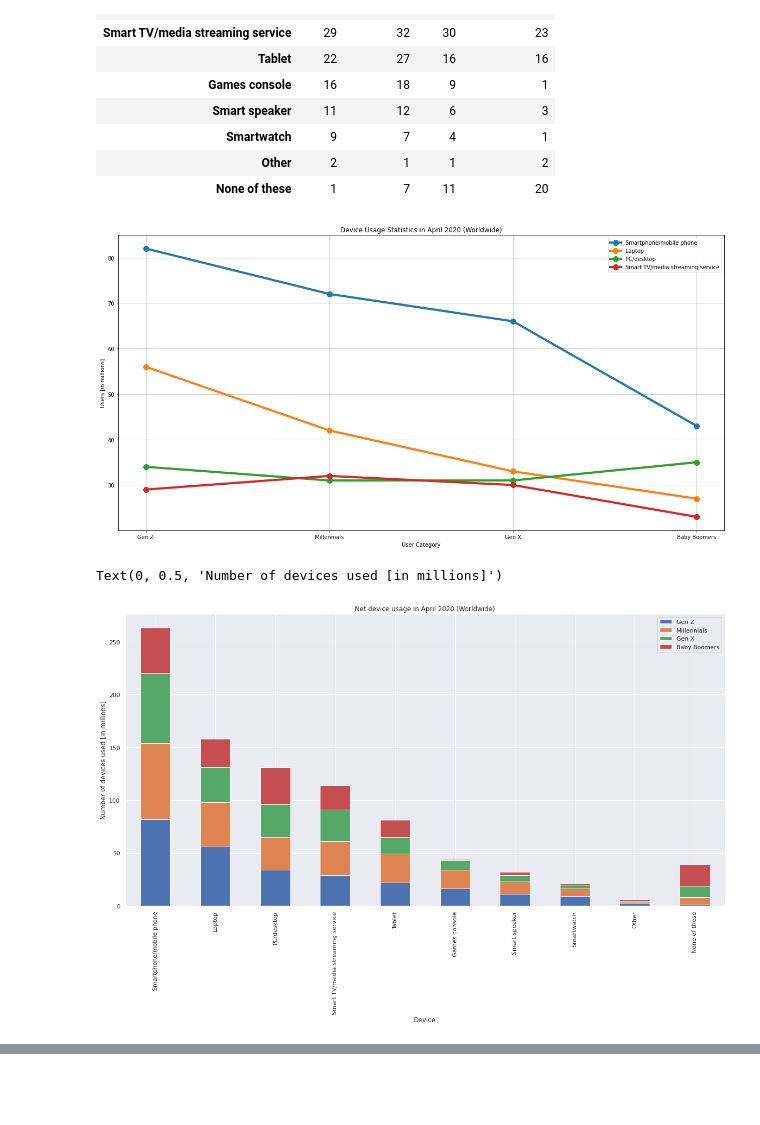
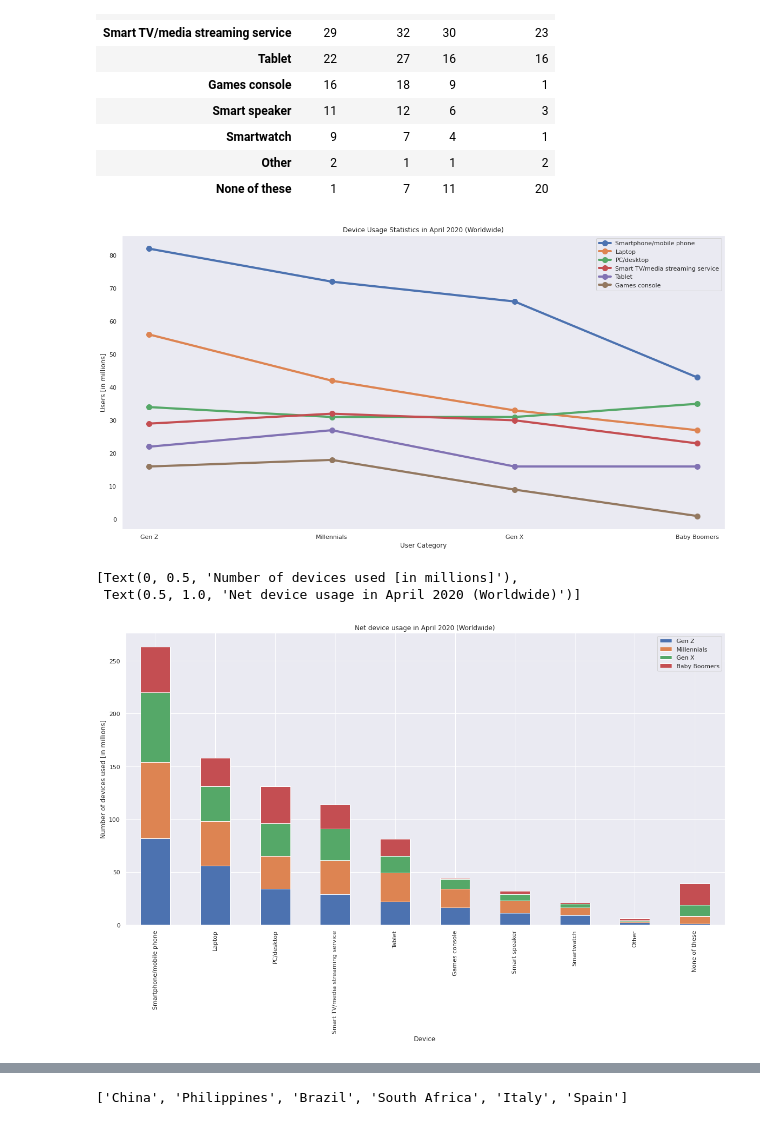
Before and after one commit to newb-dev-1008/CoVID_Entertainment_Impact, a Jupyter notebook: Entertainment_during_CoVID_19.ipynb, the cells around one changed output, grey strips where cells are left out. Saved outputs shown, nothing was run; the diff lists cells and outputs as text; code cells hidden in the pictures; blank space fills up the shorter version.

```diff
--- a/Entertainment_during_CoVID_19.ipynb
+++ b/Entertainment_during_CoVID_19.ipynb
@@ -451,26 +451,27 @@ device_usage
 | Other | 2 | 1 | 1 | 2 |
 | None of these | 1 | 7 | 11 | 20 |
 # %%
+import matplotlib.pyplot as plt
+
 plt.figure(figsize=[20,10])
-for i in device_usage.index[:4]:
+for i in device_usage.index[:6]:
   plt.plot(device_usage.columns, device_usage.loc[i, :], label = i, linewidth = 4, marker = 'o', markersize = 10)
 plt.title('Device Usage Statistics in April 2020 (Worldwide)')
 plt.ylabel('Users [in millions]')
 plt.xlabel('User Category')
 plt.legend()
+
 plt.grid()
 # %% [output]
-[figure, old version]
+[figure, new version]
 # %%
 # Net device usage per category
 
 sns.set()
-device_usage.plot(kind = 'bar', stacked = True, figsize = [20,10])
-
-plt.title('Net device usage in April 2020 (Worldwide)')
-plt.ylabel('Number of devices used [in millions]')
+device_usage.plot(kind = 'bar', stacked = True, figsize = [20,10]).set(title = 'Net device usage in April 2020 (Worldwide)', ylabel = 'Number of devices used [in millions]')
 # %% [output]
-Text(0, 0.5, 'Number of devices used [in millions]')
+[Text(0, 0.5, 'Number of devices used [in millions]'),
+ Text(0.5, 1.0, 'Net device usage in April 2020 (Worldwide)')]
 [figure]
 # %%
 # Device usage per country (device_usage_per_country)
@@ -504,3 +505,23 @@ dev_usage_country
 | Smart speaker | 5 | 4 | 3 | 4 | 13 | 8 | 7 | 3 | 5 | ... |
 | None of these | 2 | 2 | 21 | 34 | 1 | 22 | 26 | 11 | 26 | ... |
 | Smartwatch | 4 | 4 | 1 | 3 | 8 | 4 | 3 | 7 | 4 | ... |
+# %%
+def highest_usage_countries(df):
+  usage = {}
+  largest = 0
+
+  for i in df.columns:
+    usage[i] = df.loc[:,i].sum()
+
+  count = 0
+  max_countries = []
+  while (count != 6):
+    max_country = max(usage, key = usage.get)
+    del usage[max_country]
+    max_countries.append(max_country)
+    count += 1
+
+  return max_countries
+print(highest_usage_countries(dev_usage_country))
+# %% [output]
+['China', 'Philippines', 'Brazil', 'South Africa', 'Italy', 'Spain']
```
Also changed, not shown: parts of 3 cells of this notebook.
